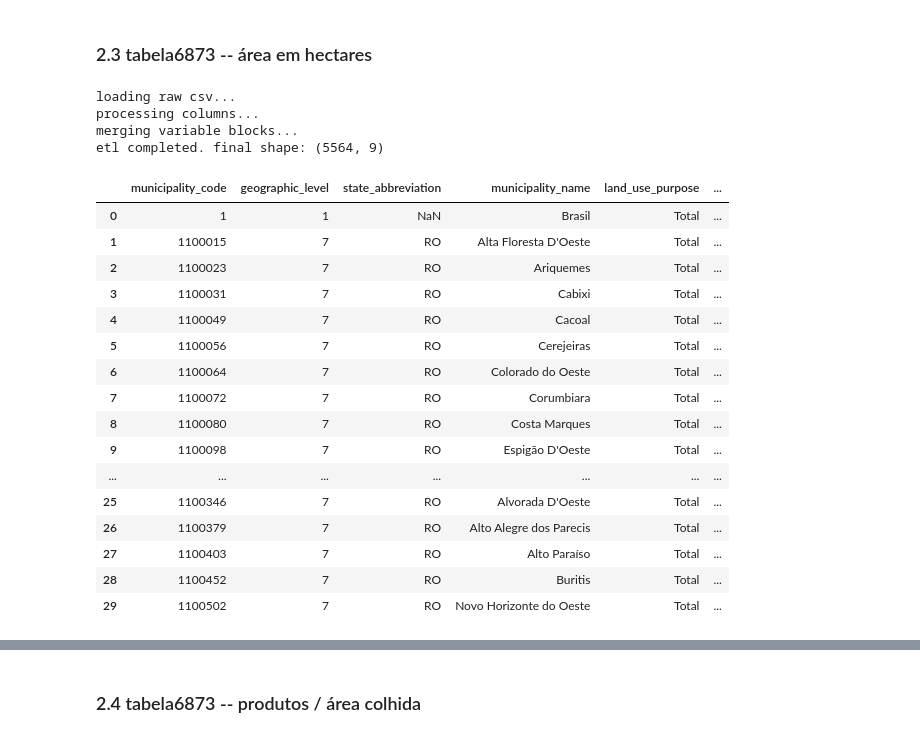
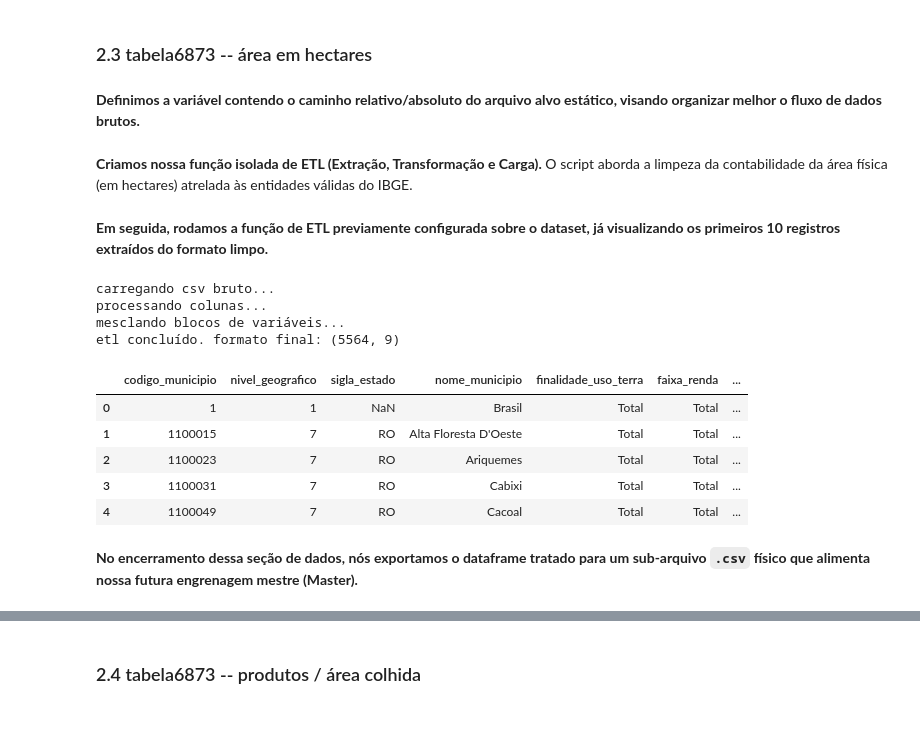
Before and after one commit to Raimundoivy/pad_avaliacao_02, a Jupyter notebook: notebooks/pad_avaliacao_02.ipynb, the cells around one changed output, grey strips where cells are left out. Saved outputs shown, nothing was run; the diff lists cells and outputs as text; code cells hidden in the pictures.

```diff
--- a/notebooks/pad_avaliacao_02.ipynb
+++ b/notebooks/pad_avaliacao_02.ipynb
@@ -159,7 +179,12 @@ done!
 # %% [markdown]
 ### 2.3 tabela6873 -- área em hectares
+# %% [markdown]
+**Definimos a variável contendo o caminho relativo/absoluto do arquivo alvo estático, visando organizar melhor o fluxo de dados brutos.**
 # %%
 caminho_arquivo_entrada = '/home/raimundoivy/Documents/pad_avaliação_02/dados/tabela6773.csv'
+# %% [markdown]
+**Criamos nossa função isolada de ETL (Extração, Transformação e Carga).**
+O script aborda a limpeza da contabilidade da área física (em hectares) atrelada às entidades válidas do IBGE.
 # %%
 def extrair_transformar_carregar_tabela_estabelecimentos(caminho_arquivo_entrada):
     print("carregando csv bruto...")
@@ -220,32 +245,25 @@ def extrair_transformar_carregar_tabela_estabelecimentos(caminho_arquivo_entrada
     dataframe_final['codigo_municipio'] = dataframe_final['codigo_municipio'].astype(int)
 
     return dataframe_final
+# %% [markdown]
+**Em seguida, rodamos a função de ETL previamente configurada sobre o dataset, já visualizando os primeiros 10 registros extraídos do formato limpo.**
 # %%
 dataframe_estabelecimentos_final = extrair_transformar_carregar_tabela_estabelecimentos(caminho_arquivo_entrada)
 print(f"etl concluído. formato final: {dataframe_estabelecimentos_final.shape}")
-display(dataframe_estabelecimentos_final.head(30))
+display(dataframe_estabelecimentos_final.head())
 # %% [output]
-loading raw csv...
-processing columns...
-merging variable blocks...
-etl completed. final shape: (5564, 9)
+carregando csv bruto...
+processando colunas...
+mesclando blocos de variáveis...
+etl concluído. formato final: (5564, 9)
-|  | municipality_code | geographic_level | state_abbreviation | municipality_name | land_use_purpose | ... |
-| 0 | 1 | 1 | NaN | Brasil | Total | ... |
-| 1 | 1100015 | 7 | RO | Alta Floresta D'Oeste | Total | ... |
-| 2 | 1100023 | 7 | RO | Ariquemes | Total | ... |
-| 3 | 1100031 | 7 | RO | Cabixi | Total | ... |
-| 4 | 1100049 | 7 | RO | Cacoal | Total | ... |
-| 5 | 1100056 | 7 | RO | Cerejeiras | Total | ... |
-| 6 | 1100064 | 7 | RO | Colorado do Oeste | Total | ... |
-| 7 | 1100072 | 7 | RO | Corumbiara | Total | ... |
-| 8 | 1100080 | 7 | RO | Costa Marques | Total | ... |
-| 9 | 1100098 | 7 | RO | Espigão D'Oeste | Total | ... |
-| ... | ... | ... | ... | ... | ... | ... |
-| 25 | 1100346 | 7 | RO | Alvorada D'Oeste | Total | ... |
-| 26 | 1100379 | 7 | RO | Alto Alegre dos Parecis | Total | ... |
-| 27 | 1100403 | 7 | RO | Alto Paraíso | Total | ... |
-| 28 | 1100452 | 7 | RO | Buritis | Total | ... |
-| 29 | 1100502 | 7 | RO | Novo Horizonte do Oeste | Total | ... |
+|  | codigo_municipio | nivel_geografico | sigla_estado | nome_municipio | finalidade_uso_terra | faixa_renda | ... |
+| 0 | 1 | 1 | NaN | Brasil | Total | Total | ... |
+| 1 | 1100015 | 7 | RO | Alta Floresta D'Oeste | Total | Total | ... |
+| 2 | 1100023 | 7 | RO | Ariquemes | Total | Total | ... |
+| 3 | 1100031 | 7 | RO | Cabixi | Total | Total | ... |
+| 4 | 1100049 | 7 | RO | Cacoal | Total | Total | ... |
+# %% [markdown]
+**No encerramento dessa seção de dados, nós exportamos o dataframe tratado para um sub-arquivo `.csv` físico que alimenta nossa futura engrenagem mestre (Master).**
 # %%
 # formatos de saída
 caminho_arquivo_csv_saida = '/home/raimundoivy/Documents/pad_avaliação_02/dados/tabela6773_cleaned.csv'
```
Also changed, not shown: parts of 49 cells of this notebook.
